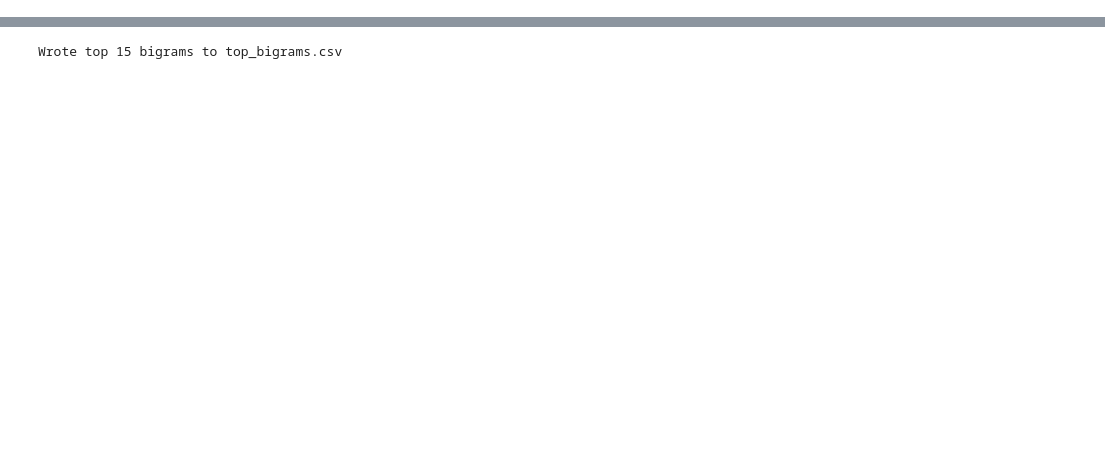
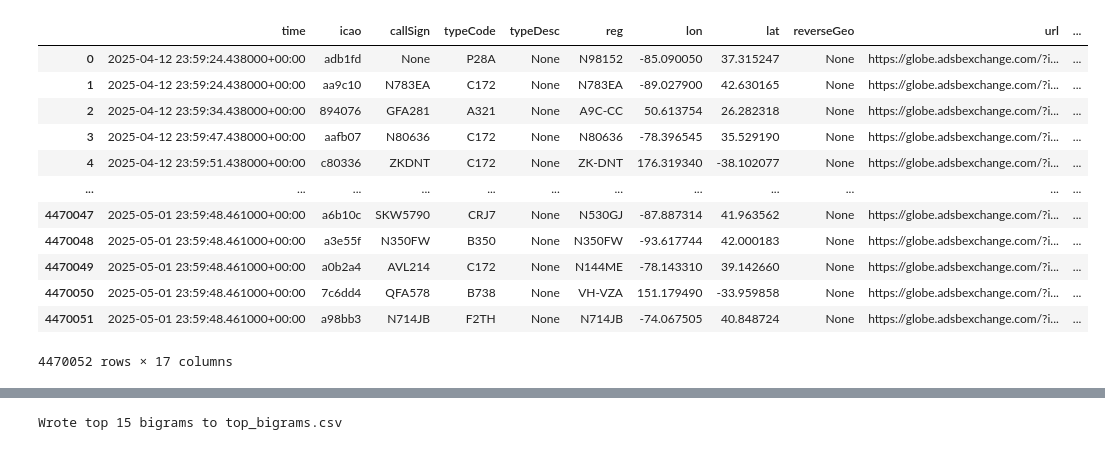
Before and after one commit to wiseman/ice-air, a Jupyter notebook: ngrams.ipynb, the cells around one changed output, grey strips where cells are left out. Drawn from its saved outputs; the diff is of its cells as text; code cells hidden in the pictures; blank space fills up the shorter version.

```diff
--- a/ngrams.ipynb
+++ b/ngrams.ipynb
@@ -17,0 +20,56 @@ from typing import Iterable, List
+# %%
+# $ head landings-takeoffs-2025-05-01.json | head
+# {"time":"2025-05-01T09:42:44.829Z","icao":"4050dc","callSign":"GCEGU   ","typeCode":"P28A","typeDesc":null,"reg":"G-CEGU","lon":-0.806467,"lat":51.493347,"eventDetail":{"type":"takeoff","heading":321.20697,"airport":{"airportIdent":"EGLM","runwayIdent":"25L","runwayScore":-3960801.2},"confidence":"medium"},"reverseGeo":null,"url":"https://globe.adsbexchange.com/?icao=4050dc&zoom=13&lat=51.493347&lon=-0.806467&showTrace=2025-05-01&trackLabels&startTime=09:41&endTime=09:44"}
+# {"time":"2025-05-01T09:42:54.829Z","icao":"39280f","callSign":"FGKAP   ","typeCode":"P28A","typeDesc":null,"reg":"F-GKAP","lon":7.455943,"lat":47.73506,"eventDetail":{"type":"takeoff","heading":28.28523,"airport":{"airportIdent":"LFGB","runwayIdent":"02R","runwayScore":-24712820.0},"confidence":"medium"},"reverseGeo":null,"url":"https://globe.adsbexchange.com/?icao=39280f&zoom=13&lat=47.73506&lon=7.455943&showTrace=2025-05-01&trackLabels&startTime=09:41&endTime=09:44"}
+# {"time":"2025-05-01T09:42:57.829Z","icao":"04019e","callSign":"ETH204  ","typeCode":"DH8D","typeDesc":null,"reg":"ET-AYH","lon":38.823174,"lat":8.98393,"eventDetail":{"type":"takeoff","heading":74.57696,"airport":{"airportIdent":"HAAB","runwayIdent":"07R","runwayScore":-205.102},"confidence":"medium"},"reverseGeo":null,"url":"https://globe.adsbexchange.com/?icao=04019e&zoom=13&lat=8.98393&lon=38.823174&showTrace=2025-05-01&trackLabels&startTime=09:41&endTime=09:44"}
+
+def read_landings_takeoffs(path: str) -> pd.DataFrame:
+    """Reads a JSONL file line by line and returns a pandas DataFrame."""
+    data = []
+    with open(path, 'r') as f:
+        for line in f:
+            try:
+                # Skip empty lines
+                if line.strip():
+                    data.append(json.loads(line))
+            except json.JSONDecodeError as e:
+                print(f"Skipping invalid JSON line in {path}: {e}")
+                print(f"Problematic line: {line.strip()}") # Print the line causing trouble
+    if not data:
+        # Return an empty DataFrame if no valid JSON was found
+        return pd.DataFrame()
+    return pd.DataFrame(data)
+
+
+def read_all_landings_takeoffs()-> pd.DataFrame:
+    # Read all "landings-takeoffs-*.json" files using the new function.
+    files = glob.glob("landings-takeoffs-*.json")
+    if not files:
+        print("No 'landings-takeoffs-*.json' files found.")
+        df = pd.DataFrame() # Create an empty DataFrame
+    else:
+        df = pd.DataFrame()
+        for f in files:
+            print(f"Reading file: {f}")
+            df = pd.concat([df, read_landings_takeoffs(f)], ignore_index=True)
+
+    # Convert the 'time' column to datetime objects
+    df['time'] = pd.to_datetime(df['time'], format='ISO8601')
+    # Sort the DataFrame by the 'time' column
+    df = df.sort_values(by='time').reset_index(drop=True)
+
+    event_details_normalized = pd.json_normalize(df['eventDetail'])
+
+    # Drop the original eventDetail column from df
+    df = df.drop(columns=['eventDetail'])
+
+    # Concatenate the original DataFrame (without eventDetail) and the normalized details
+    # Ensure indices align correctly, especially after sorting df earlier
+    df = pd.concat([df.reset_index(drop=True),
+                            event_details_normalized.reset_index(drop=True)], axis=1)
+    print(f"Successfully loaded {len(df)} records.")
+    return df
+
+df = read_all_landings_takeoffs()
+df
+# %% [output]
@@ -17,0 +96,13 @@ from typing import Iterable, List
+|  | time | icao | callSign | typeCode | typeDesc | reg | lon | lat | reverseGeo | url | ... |
+| 0 | 2025-04-12 23:59:24.438000+00:00 | adb1fd | None | P28A | None | N98152 | -85.090050 | 37.315247 | None | https://globe.adsbexchange.com/?i... | ... |
+| 1 | 2025-04-12 23:59:24.438000+00:00 | aa9c10 | N783EA | C172 | None | N783EA | -89.027900 | 42.630165 | None | https://globe.adsbexchange.com/?i... | ... |
+| 2 | 2025-04-12 23:59:34.438000+00:00 | 894076 | GFA281 | A321 | None | A9C-CC | 50.613754 | 26.282318 | None | https://globe.adsbexchange.com/?i... | ... |
+| 3 | 2025-04-12 23:59:47.438000+00:00 | aafb07 | N80636 | C172 | None | N80636 | -78.396545 | 35.529190 | None | https://globe.adsbexchange.com/?i... | ... |
+| 4 | 2025-04-12 23:59:51.438000+00:00 | c80336 | ZKDNT | C172 | None | ZK-DNT | 176.319340 | -38.102077 | None | https://globe.adsbexchange.com/?i... | ... |
+| ... | ... | ... | ... | ... | ... | ... | ... | ... | ... | ... | ... |
+| 4470047 | 2025-05-01 23:59:48.461000+00:00 | a6b10c | SKW5790 | CRJ7 | None | N530GJ | -87.887314 | 41.963562 | None | https://globe.adsbexchange.com/?i... | ... |
+| 4470048 | 2025-05-01 23:59:48.461000+00:00 | a3e55f | N350FW | B350 | None | N350FW | -93.617744 | 42.000183 | None | https://globe.adsbexchange.com/?i... | ... |
+| 4470049 | 2025-05-01 23:59:48.461000+00:00 | a0b2a4 | AVL214 | C172 | None | N144ME | -78.143310 | 39.142660 | None | https://globe.adsbexchange.com/?i... | ... |
+| 4470050 | 2025-05-01 23:59:48.461000+00:00 | 7c6dd4 | QFA578 | B738 | None | VH-VZA | 151.179490 | -33.959858 | None | https://globe.adsbexchange.com/?i... | ... |
+| 4470051 | 2025-05-01 23:59:48.461000+00:00 | a98bb3 | N714JB | F2TH | None | N714JB | -74.067505 | 40.848724 | None | https://globe.adsbexchange.com/?i... | ... |
+4470052 rows × 17 columns
```
Also changed, not shown: parts of 9 cells of this notebook, 1 other file.
